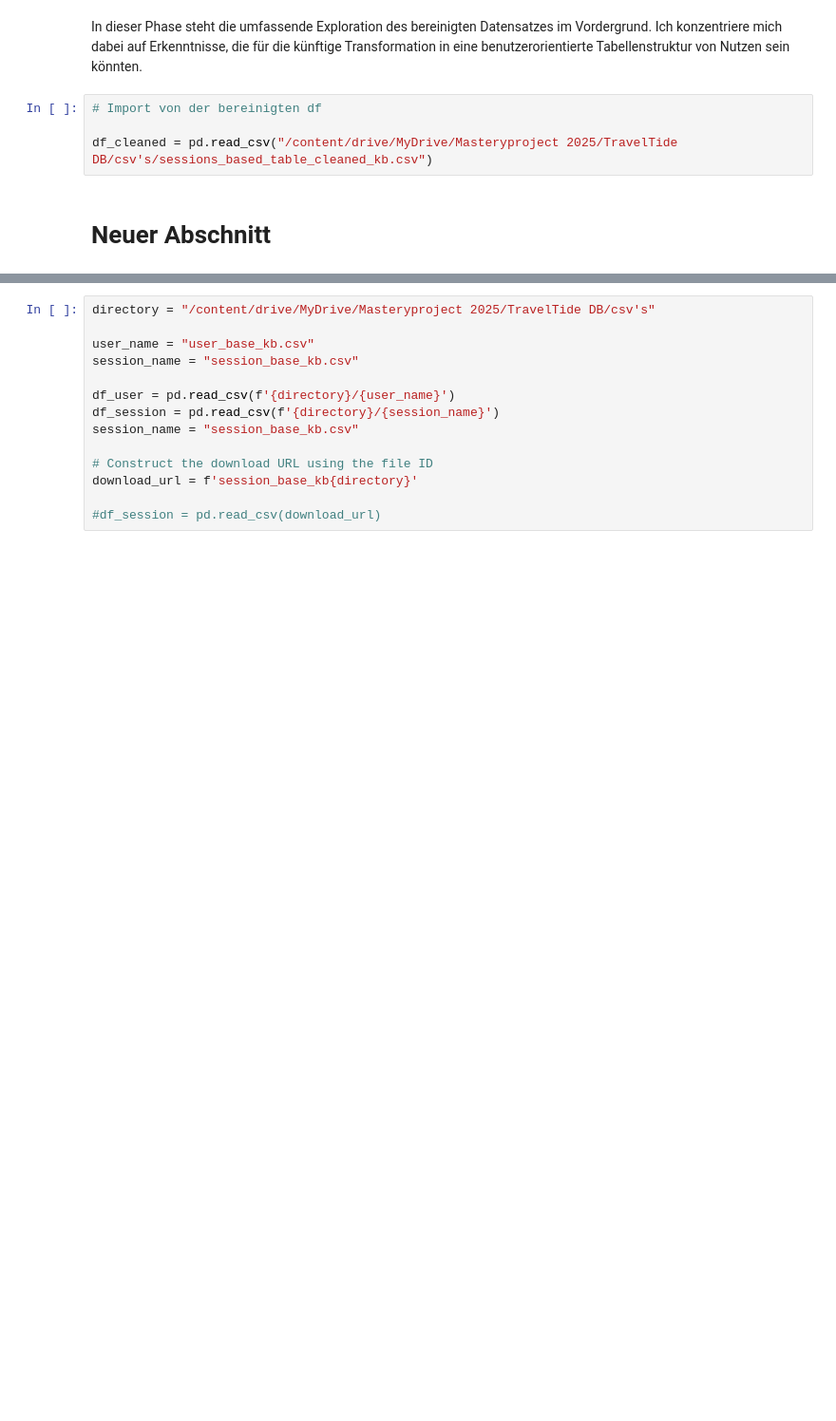
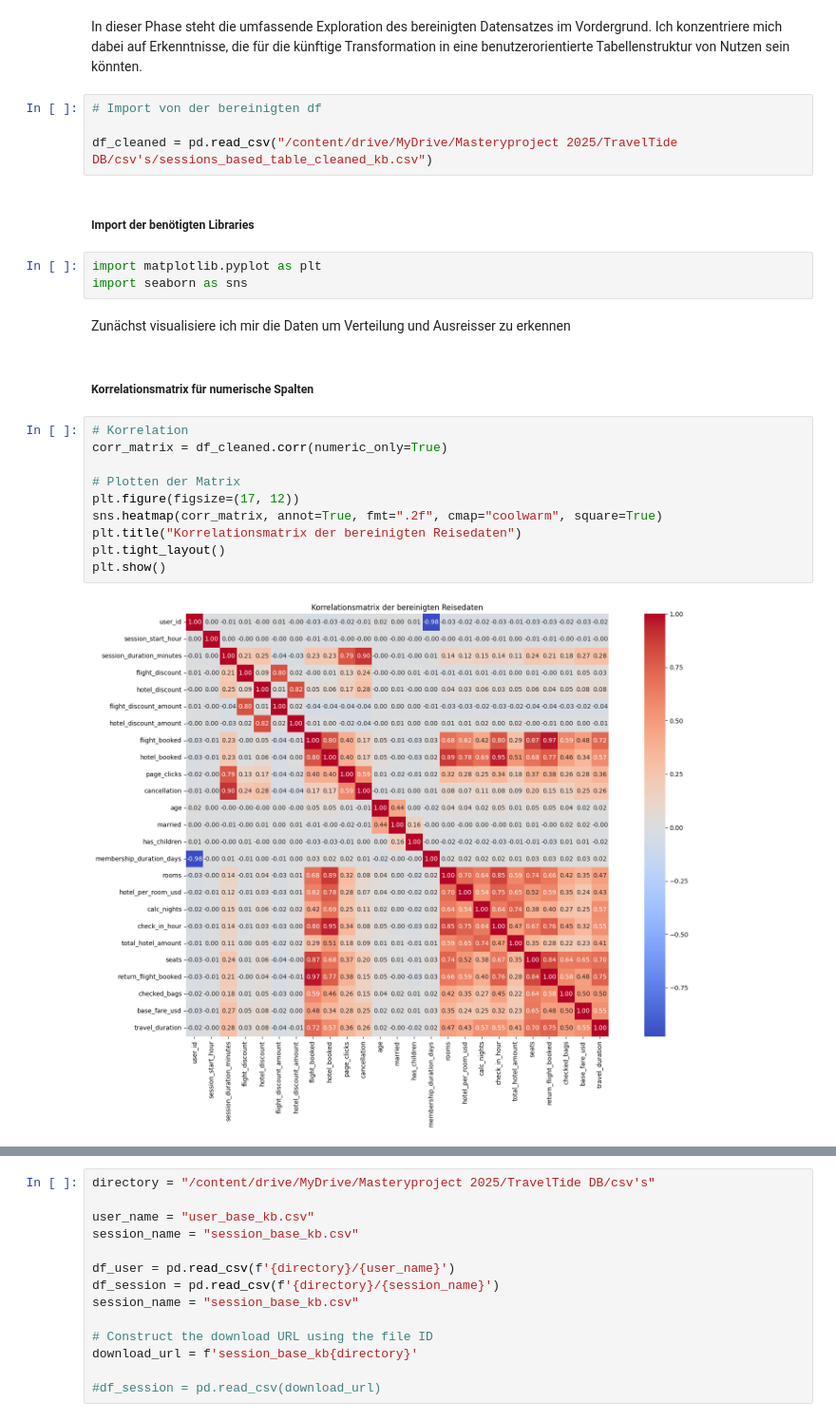
Before and after one commit to Buenyamin-Kekec/retail_demand_analysis, a Jupyter notebook: TravelTide_Mastery_Project_kb.ipynb, the cells around one changed output, grey strips where cells are left out. Shown at 95% size. Cells and saved outputs as stored; diff of their text form; blank space fills up the shorter version.

```diff
--- a/TravelTide_Mastery_Project_kb.ipynb
+++ b/TravelTide_Mastery_Project_kb.ipynb
@@ -1294,5 +1294,24 @@ In dieser Phase steht die umfassende Exploration des bereinigten Datensatzes im
 # Import von der bereinigten df
 
 df_cleaned = pd.read_csv("/content/drive/MyDrive/Masteryproject 2025/TravelTide DB/csv's/sessions_based_table_cleaned_kb.csv")
-# %% [markdown]
-# Neuer Abschnitt
+# %% [markdown]
+##### Import der benötigten Libraries
+# %%
+import matplotlib.pyplot as plt
+import seaborn as sns
+# %% [markdown]
+Zunächst visualisiere ich mir die Daten um Verteilung und Ausreisser zu erkennen
+# %% [markdown]
+##### Korrelationsmatrix für numerische Spalten
+# %%
+# Korrelation
+corr_matrix = df_cleaned.corr(numeric_only=True)
+
+# Plotten der Matrix
+plt.figure(figsize=(17, 12))
+sns.heatmap(corr_matrix, annot=True, fmt=".2f", cmap="coolwarm", square=True)
+plt.title("Korrelationsmatrix der bereinigten Reisedaten")
+plt.tight_layout()
+plt.show()
+# %% [output]
+[figure, added]
```
Also changed, not shown: parts of 38 cells of this notebook.
